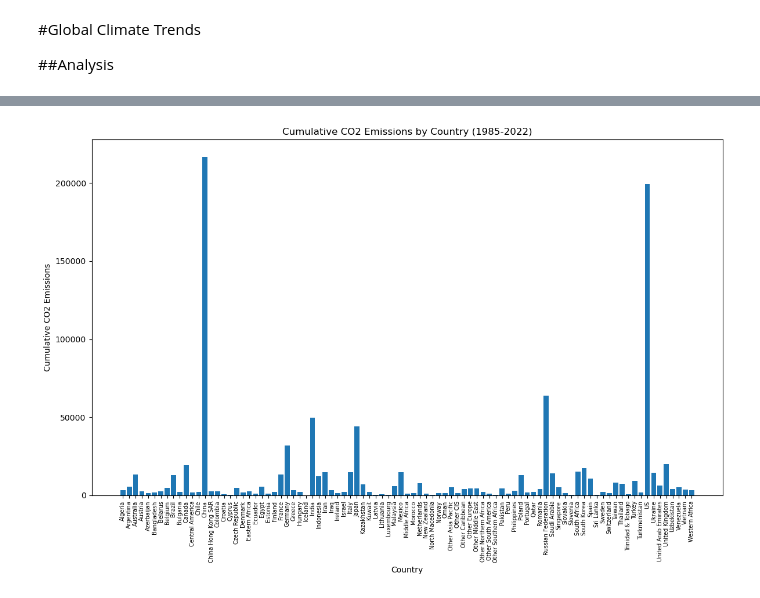
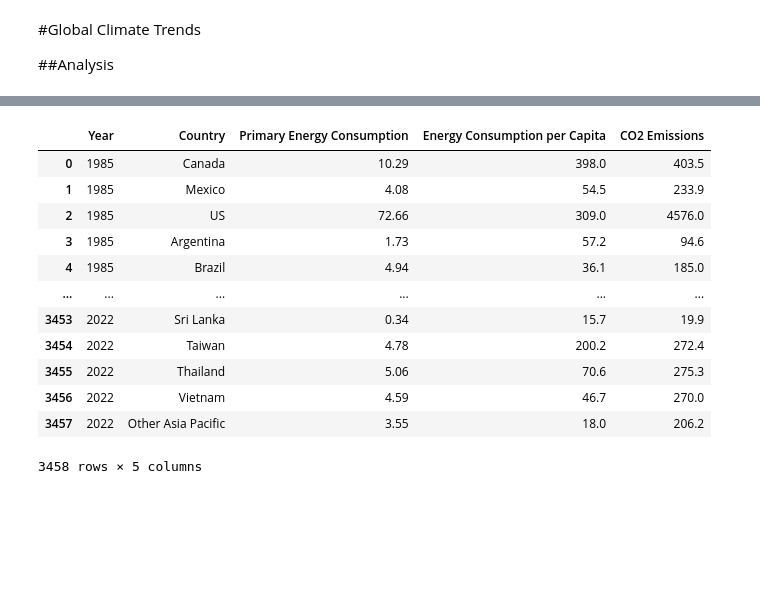
Before and after one commit to maddiebowman/Global_Climate_Change_Trends, a Jupyter notebook: GlobalClimateTrends.ipynb, the cells around one changed output, grey strips where cells are left out. Saved outputs shown, nothing was run; the diff lists cells and outputs as text; code cells hidden in the pictures; blank space fills up the shorter version.

```diff
--- a/GlobalClimateTrends.ipynb
+++ b/GlobalClimateTrends.ipynb
@@ -616,16 +12,0 @@ plt.show()
-# %%
-plt.figure(figsize=(12, 8))
-
-plt.bar(total_emissions.index, total_emissions.values)
-
-plt.xlabel('Country')
-plt.ylabel('Cumulative CO2 Emissions')
-plt.title('Cumulative CO2 Emissions by Country (1985-2022)')
-
-plt.xticks(rotation=90, fontsize=7)
-
-plt.tight_layout()
-
-plt.show()
-# %% [output]
-[figure, removed]
@@ -631,0 +17,23 @@ plt.show()
+# %%
+def process_file(file_name, column_name):
+    # Create array to store data for merging
+    df_array = []
+
+    # Read the csv file
+    input_df = pd.read_csv(os.path.join(input_folder, file_name))
+
+    # Loop over the columns of the dataframe skipping the first column
+    for column in input_df.columns[1:]:
+        # Create a new dataframe with the country and the year
+        temp_df = input_df[['Country', column]].copy()
+
+        # Adding a new column to the dataframe and positionong
+        temp_df.insert(0, 'Year', column)
+
+        # Rename for column
+        temp_df.rename(columns={column: column_name}, inplace=True)
+
+        # Adding the new dataframe to the array
+        df_array.append(temp_df)
+
+    return pd.concat(df_array, ignore_index=True)
@@ -631,0 +52,23 @@ plt.show()
+# %%
+dfs = [
+    process_file('primary_energy_consumption.csv', 'Primary Energy Consumption'),
+    process_file('energy_consumption_per_capita.csv', 'Energy Consumption per Capita'),
+    process_file('co2_emissions.csv', 'CO2 Emissions'),
+    ]
+
+merged_dfs = merge_dfs(dfs, ['Country', 'Year'])
+merged_dfs
+# %% [output]
+|  | Year | Country | Primary Energy Consumption | Energy Consumption per Capita | CO2 Emissions |
+| 0 | 1985 | Canada | 10.29 | 398.0 | 403.5 |
+| 1 | 1985 | Mexico | 4.08 | 54.5 | 233.9 |
+| 2 | 1985 | US | 72.66 | 309.0 | 4576.0 |
+| 3 | 1985 | Argentina | 1.73 | 57.2 | 94.6 |
+| 4 | 1985 | Brazil | 4.94 | 36.1 | 185.0 |
+| ... | ... | ... | ... | ... | ... |
+| 3453 | 2022 | Sri Lanka | 0.34 | 15.7 | 19.9 |
+| 3454 | 2022 | Taiwan | 4.78 | 200.2 | 272.4 |
+| 3455 | 2022 | Thailand | 5.06 | 70.6 | 275.3 |
+| 3456 | 2022 | Vietnam | 4.59 | 46.7 | 270.0 |
+| 3457 | 2022 | Other Asia Pacific | 3.55 | 18.0 | 206.2 |
+3458 rows × 5 columns
```
Also changed, not shown: parts of 39 cells of this notebook, 1 other file.
